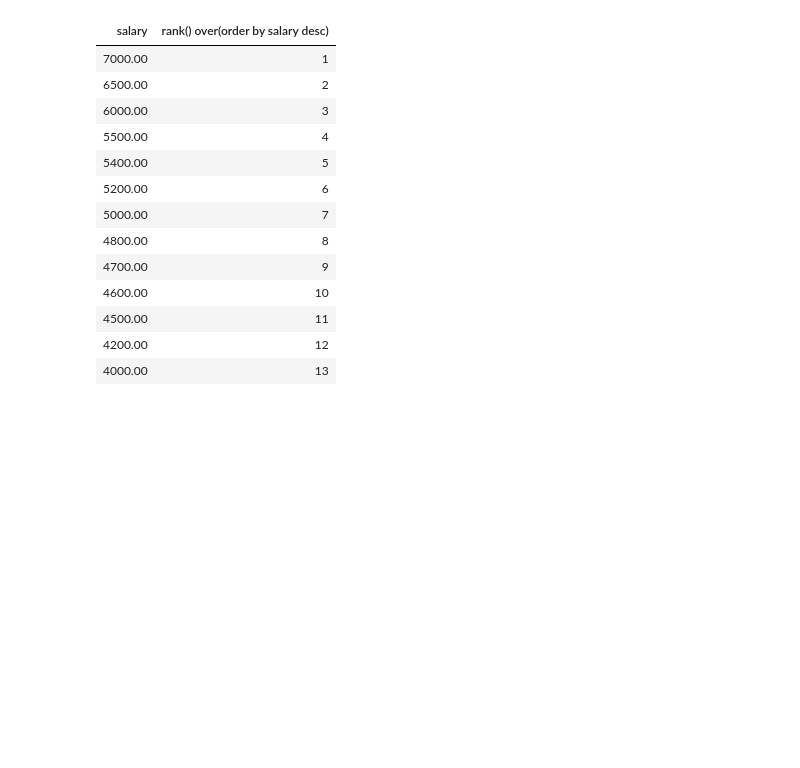
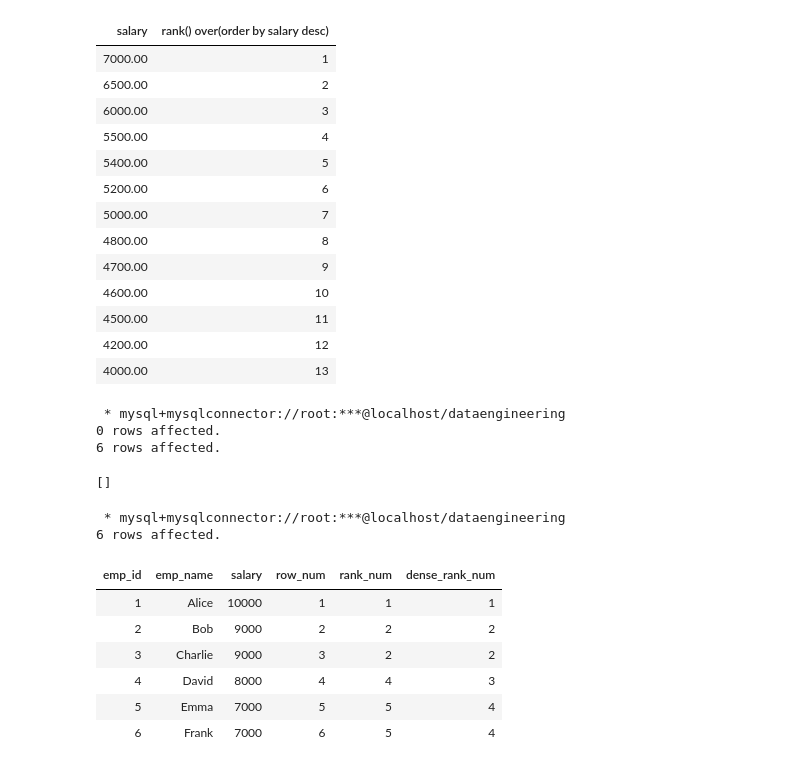
Before and after one commit to Surendar3899/MyStudy, a Jupyter notebook: jupyter_notebooks/9.windowfunction.ipynb, the cells around one changed output. Saved outputs shown, nothing was run; the diff lists cells and outputs as text; code cells hidden in the pictures; blank space fills up the shorter version.

```diff
--- a/jupyter_notebooks/9.windowfunction.ipynb
+++ b/jupyter_notebooks/9.windowfunction.ipynb
@@ -561,8 +588,44 @@ select salary,rank() over(order by salary desc) from EmployeeSalaries;
 | 4000.00 | 13 |
 # %%
 %%sql
+CREATE TABLE Employee (
+    emp_id INT,
+    emp_name VARCHAR(50),
+    salary INT
+);
+
+INSERT INTO Employee VALUES
+(1, 'Alice', 10000),
+(2, 'Bob', 9000),
+(3, 'Charlie', 9000),
+(4, 'David', 8000),
+(5, 'Emma', 7000),
+(6, 'Frank', 7000);
+# %% [output]
+ * mysql+mysqlconnector://root:***@localhost/dataengineering
+0 rows affected.
+6 rows affected.
+[]
 # %%
 %%sql
+SELECT
+    emp_id,
+    emp_name,
+    salary,
+    ROW_NUMBER() OVER (ORDER BY salary DESC) AS row_num,
+    RANK() OVER (ORDER BY salary DESC) AS rank_num,
+    DENSE_RANK() OVER (ORDER BY salary DESC) AS dense_rank_num
+FROM Employee;
+# %% [output]
+ * mysql+mysqlconnector://root:***@localhost/dataengineering
+6 rows affected.
+| emp_id | emp_name | salary | row_num | rank_num | dense_rank_num |
+| 1 | Alice | 10000 | 1 | 1 | 1 |
+| 2 | Bob | 9000 | 2 | 2 | 2 |
+| 3 | Charlie | 9000 | 3 | 2 | 2 |
+| 4 | David | 8000 | 4 | 4 | 3 |
+| 5 | Emma | 7000 | 5 | 5 | 4 |
+| 6 | Frank | 7000 | 6 | 5 | 4 |
 # %%
 %%sql
 # %%
```
Also changed, not shown: parts of 3 cells of this notebook, 1 other file.
